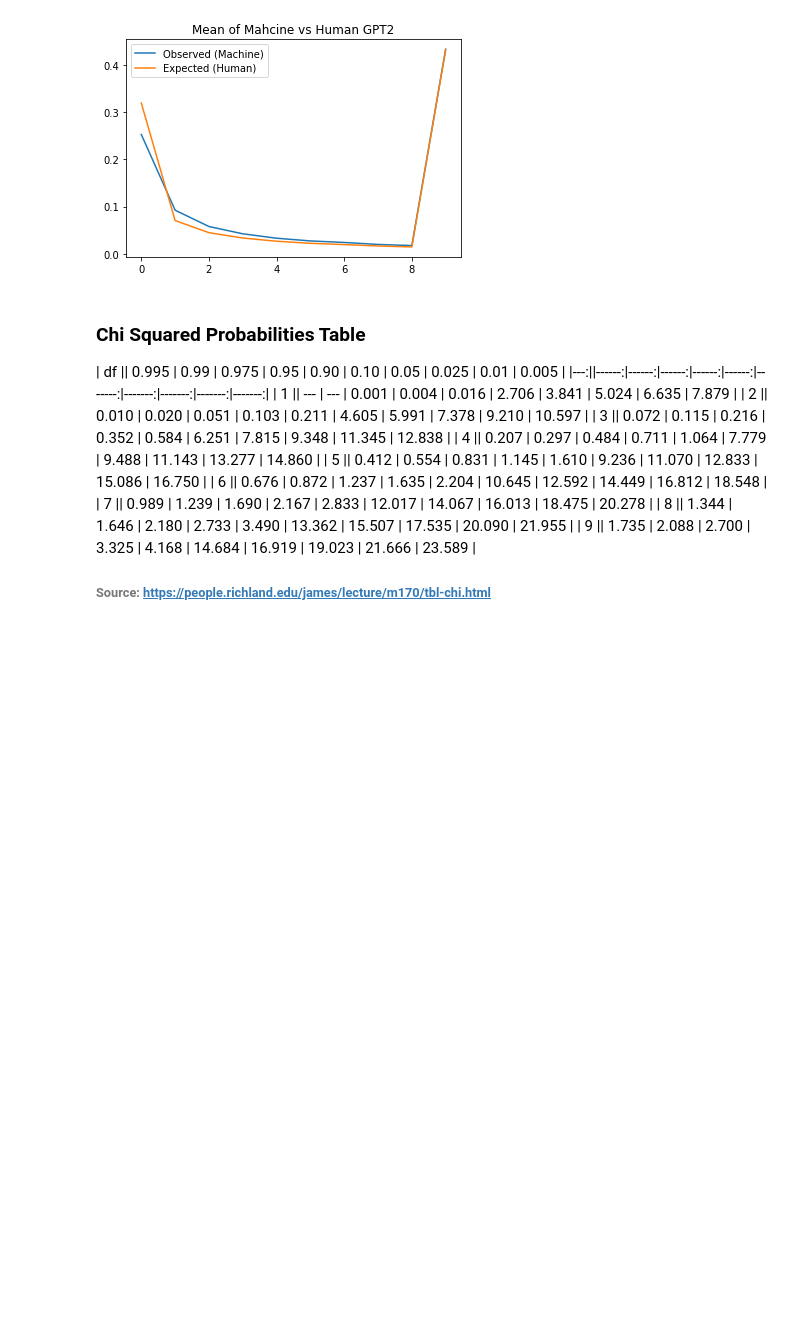
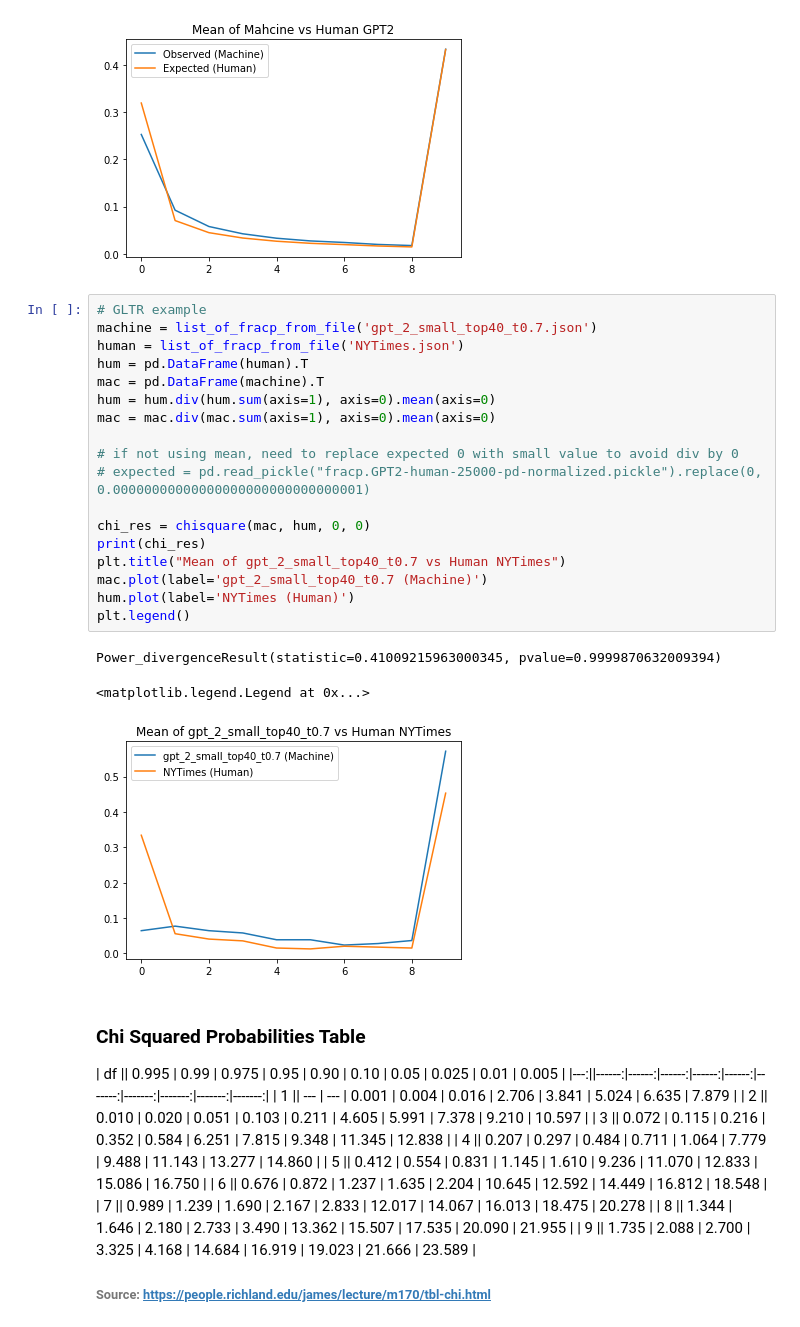
Before and after one commit to tgao1337/detecting-fake-text-ipynb, a Jupyter notebook: detecting_fake_text.ipynb, the cells around one changed output. Drawn from its saved outputs; the diff is of its cells as text; blank space fills up the shorter version.

```diff
--- a/detecting_fake_text.ipynb
+++ b/detecting_fake_text.ipynb
@@ -230,6 +234,28 @@ plt.legend()
 Power_divergenceResult(statistic=0.031895314243821415, pvalue=0.999999999845967)
 <matplotlib.legend.Legend at 0x...>
 [figure]
+# %%
+# GLTR example
+machine = list_of_fracp_from_file('gpt_2_small_top40_t0.7.json')
+human = list_of_fracp_from_file('NYTimes.json')
+hum = pd.DataFrame(human).T
+mac = pd.DataFrame(machine).T
+hum = hum.div(hum.sum(axis=1), axis=0).mean(axis=0)
+mac = mac.div(mac.sum(axis=1), axis=0).mean(axis=0)
+
+# if not using mean, need to replace expected 0 with small value to avoid div by 0
+# expected = pd.read_pickle("fracp.GPT2-human-25000-pd-normalized.pickle").replace(0, 0.00000000000000000000000000000001)
+
+chi_res = chisquare(mac, hum, 0, 0)
+print(chi_res)
+plt.title("Mean of gpt_2_small_top40_t0.7 vs Human NYTimes")
+mac.plot(label='gpt_2_small_top40_t0.7 (Machine)')
+hum.plot(label='NYTimes (Human)')
+plt.legend()
+# %% [output]
+Power_divergenceResult(statistic=0.41009215963000345, pvalue=0.9999870632009394)
+<matplotlib.legend.Legend at 0x...>
+[figure, added]
 # %% [markdown]
 ###                                Chi Squared Probabilities Table
 | df || 0.995 |  0.99 | 0.975 |  0.95 |  0.90 |   0.10 |   0.05 |  0.025 |   0.01 |  0.005 |
```
Also changed, not shown: parts of 12 cells of this notebook.
